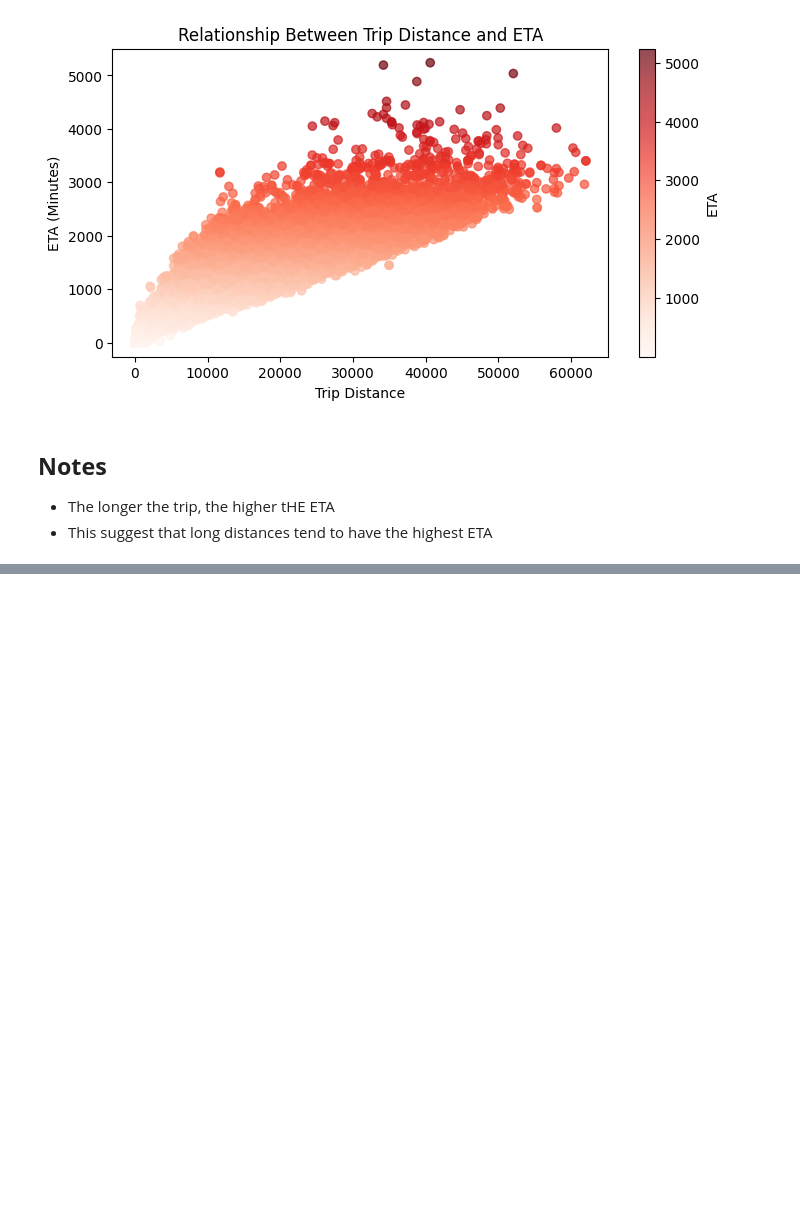
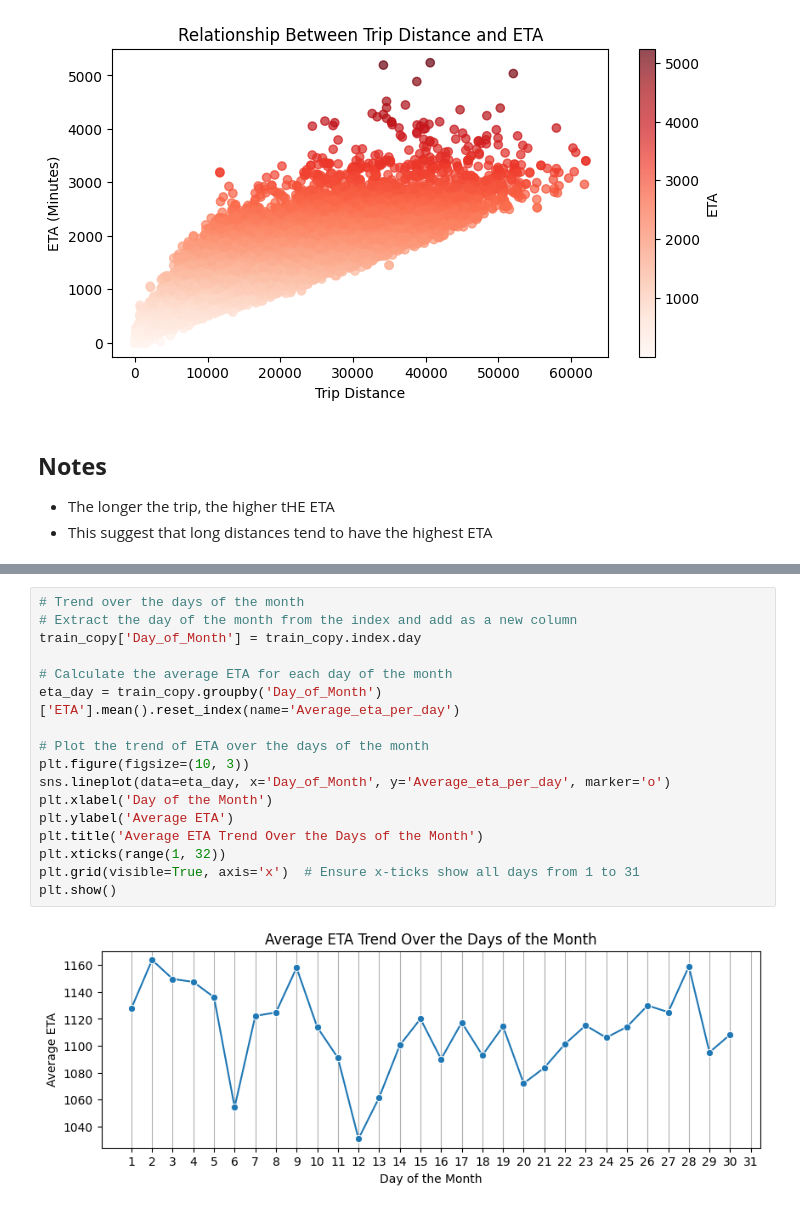
Before and after one commit to murithidenisgitobu/Yassir-Expected-Time-of-Arrival-ETA-Prediction, a Jupyter notebook: Notebook/yassir_notebook.ipynb, the cells around one changed output, grey strips where cells are left out. Cells and saved outputs as stored; diff of their text form; blank space fills up the shorter version.

```diff
--- a/Notebook/yassir_notebook.ipynb
+++ b/Notebook/yassir_notebook.ipynb
@@ -535,0 +591,19 @@ plt.show()
+# %%
+# Trend over the days of the month
+# Extract the day of the month from the index and add as a new column
+train_copy['Day_of_Month'] = train_copy.index.day
+
+# Calculate the average ETA for each day of the month
+eta_day = train_copy.groupby('Day_of_Month')['ETA'].mean().reset_index(name='Average_eta_per_day')
+
+# Plot the trend of ETA over the days of the month
+plt.figure(figsize=(10, 3))
+sns.lineplot(data=eta_day, x='Day_of_Month', y='Average_eta_per_day', marker='o')
+plt.xlabel('Day of the Month')
+plt.ylabel('Average ETA')
+plt.title('Average ETA Trend Over the Days of the Month')
+plt.xticks(range(1, 32))
+plt.grid(visible=True, axis='x')  # Ensure x-ticks show all days from 1 to 31
+plt.show()
+# %% [output]
+[figure, added]
```
Also changed, not shown: parts of 8 cells of this notebook.
